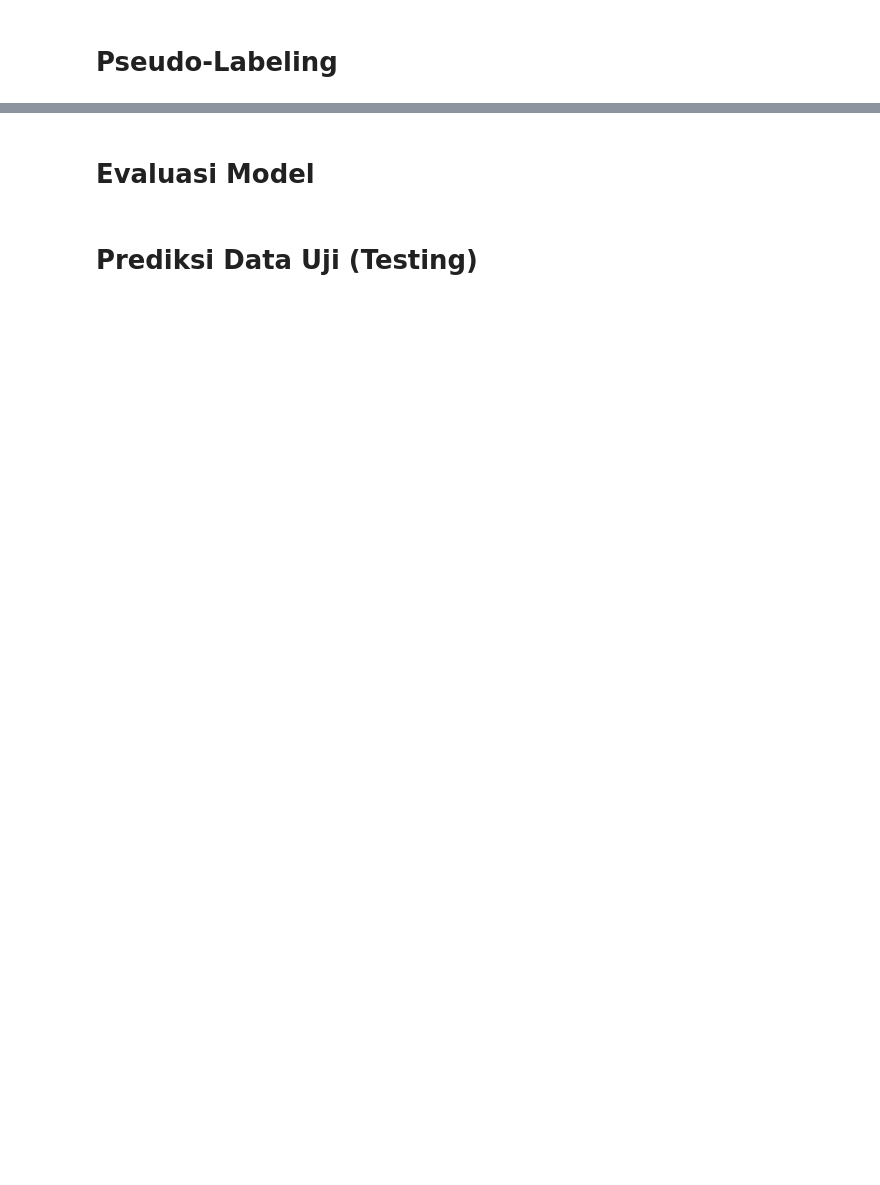
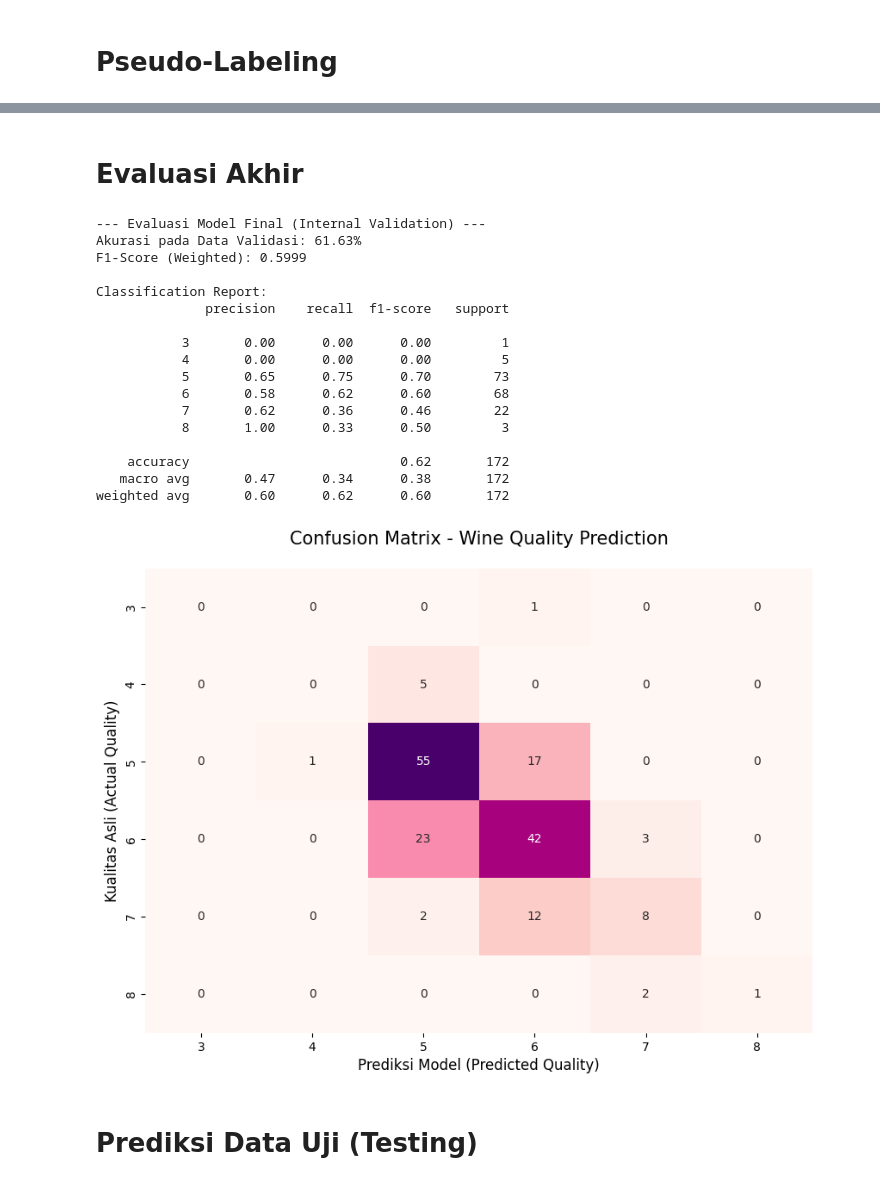
Before and after one commit to PashaAkrilian/Wine-Quality-Prediction, a Jupyter notebook: uts-data-mining.ipynb, the cells around one changed output, grey strips where cells are left out. Drawn from its saved outputs; the diff is of its cells as text; code cells hidden in the pictures; blank space fills up the shorter version.

```diff
--- a/uts-data-mining.ipynb
+++ b/uts-data-mining.ipynb
@@ -293,4 +477,71 @@ Jumlah kolom setelah rekayasa fitur: 17
 # %% [markdown]
-# Evaluasi Model
+# Evaluasi Akhir
+# %%
+# =================================================================
+# Tahap 8: Evaluasi Akhir (REVISI)
+# Proyek: Klasifikasi Kualitas Anggur (UTS PDAB 2026)
+# =================================================================
+
+from sklearn.metrics import accuracy_score, classification_report, confusion_matrix, f1_score
+import seaborn as sns
+import matplotlib.pyplot as plt
+import numpy as np
+
+# 8.1 Melakukan Prediksi pada Data Validasi
+# Pastikan X_val_pruned adalah data yang belum pernah dilihat model saat 'fit'
+y_pred_val_shifted = final_model.predict(X_val_pruned)
+
+# 8.2 Mengembalikan Skala Label (Reverse Shift)
+# Mengembalikan label 0-indexed (hasil XGBoost) ke label asli anggur (misal: 3-8)
+y_pred_val = y_pred_val_shifted + min_label
+
+# 8.3 Menghitung Metrik Utama
+val_accuracy = accuracy_score(y_val, y_pred_val)
+# Menggunakan weighted F1-score karena adanya ketidakseimbangan kelas pada data wine
+val_f1 = f1_score(y_val, y_pred_val, average='weighted')
+
+print(f"--- Evaluasi Model Final (Internal Validation) ---")
+print(f"Akurasi pada Data Validasi: {val_accuracy * 100:.2f}%")
+print(f"F1-Score (Weighted): {val_f1:.4f}\n")
+
+# 8.4 Menampilkan Classification Report Lengkap
+# zero_division=0 memastikan tidak ada error jika ada kelas yang tidak terprediksi
+print("Classification Report:")
+print(classification_report(y_val, y_pred_val, zero_division=0))
+
+# 8.5 Visualisasi Confusion Matrix dengan Persentase
+cm = confusion_matrix(y_val, y_pred_val)
+labels = sorted(y_val.unique())
+
+plt.figure(figsize=(10, 7))
+# Menampilkan angka absolut dan normalisasi (persentase) agar lebih mudah dibaca
+sns.heatmap(cm, annot=True, fmt='d', cmap='RdPu',
+            xticklabels=labels,
+            yticklabels=labels,
+            cbar=False)
+
+plt.title('Confusion Matrix - Wine Quality Prediction', fontsize=15, pad=20)
+plt.xlabel('Prediksi Model (Predicted Quality)', fontsize=12)
+plt.ylabel('Kualitas Asli (Actual Quality)', fontsize=12)
+plt.show()
+# %% [output]
+--- Evaluasi Model Final (Internal Validation) ---
+Akurasi pada Data Validasi: 61.63%
+F1-Score (Weighted): 0.5999
+
+Classification Report:
+              precision    recall  f1-score   support
+
+           3       0.00      0.00      0.00         1
+           4       0.00      0.00      0.00         5
+           5       0.65      0.75      0.70        73
+           6       0.58      0.62      0.60        68
+           7       0.62      0.36      0.46        22
+           8       1.00      0.33      0.50         3
+
+    accuracy                           0.62       172
+   macro avg       0.47      0.34      0.38       172
+weighted avg       0.60      0.62      0.60       172
+[figure, added]
 # %% [markdown]
 # Prediksi Data Uji (Testing)
```
Also changed, not shown: parts of 14 cells of this notebook.
